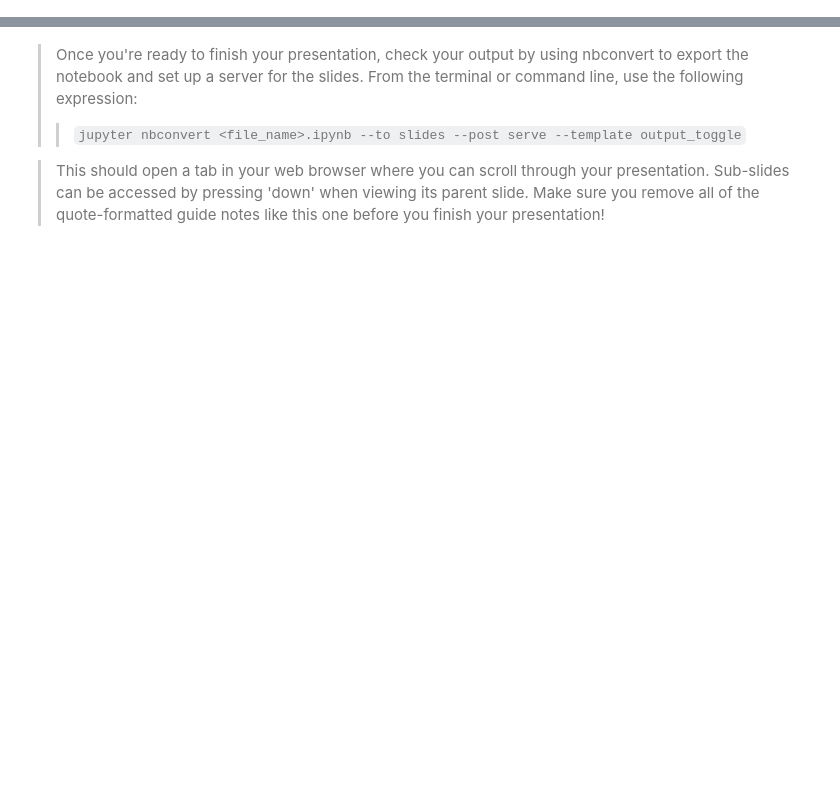
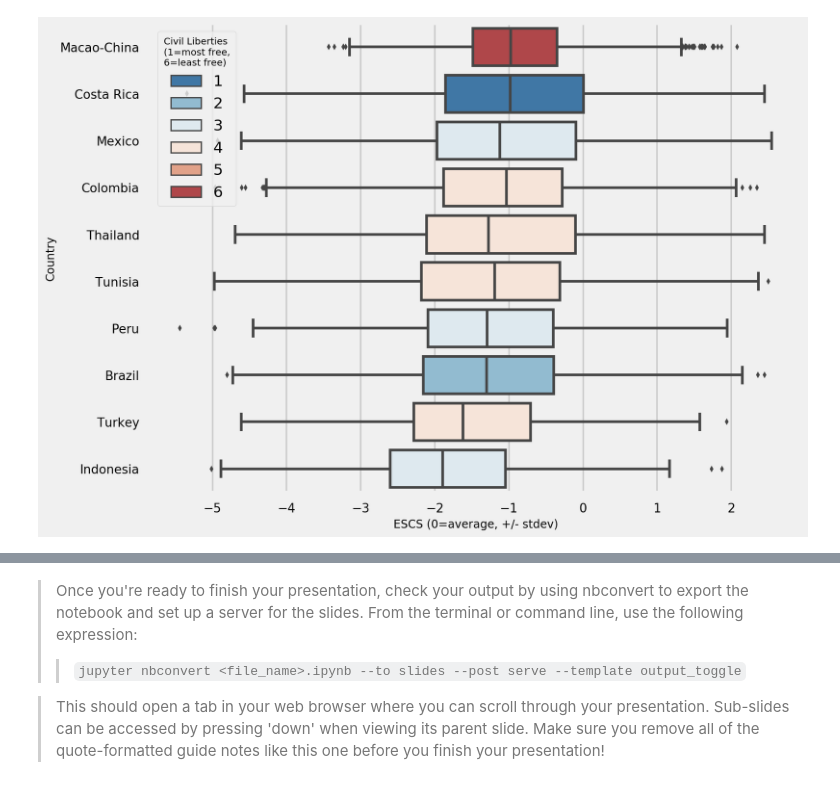
Before and after one commit to kennethn/data-analyst-nanodegree, a Jupyter notebook: 5_Communicate_Data_Findings/PISA_Data_Slides.ipynb, the cells around one changed output, grey strips where cells are left out. Saved outputs shown, nothing was run; the diff lists cells and outputs as text; code cells hidden in the pictures; blank space fills up the shorter version.

```diff
--- a/5_Communicate_Data_Findings/PISA_Data_Slides.ipynb
+++ b/5_Communicate_Data_Findings/PISA_Data_Slides.ipynb
@@ -43,0 +96,21 @@ but feel free to add more if you'd like!
+# %%
+cnt_sort = df_clean.groupby('country')['ESCS'].mean().sort_values(
+    ascending=False).dropna().tail(10)
+
+fig, ax = plt.subplots()
+fig.set_size_inches(11, 8.5)
+sns.boxplot(data=df_clean,
+            y='country',
+            x='ESCS',
+            order=cnt_sort.index.get_level_values('country'),
+            dodge=False,
+            palette='RdBu_r',
+            hue='civil_liberties')
+ax.set_ylabel("Country", fontsize=12)
+ax.set_xlabel("ESCS (0=average, +/- stdev)", fontsize=12)
+legend = ax.legend(loc='best', title_fontsize=10).set_title(
+    'Civil Liberties\n(1=most free,\n6=least free)')
+ax.tick_params(labelsize=13)
+plt.show()
+# %% [output]
+[figure, added]
```
Also changed, not shown: parts of 21 cells of this notebook, 21 other files.
